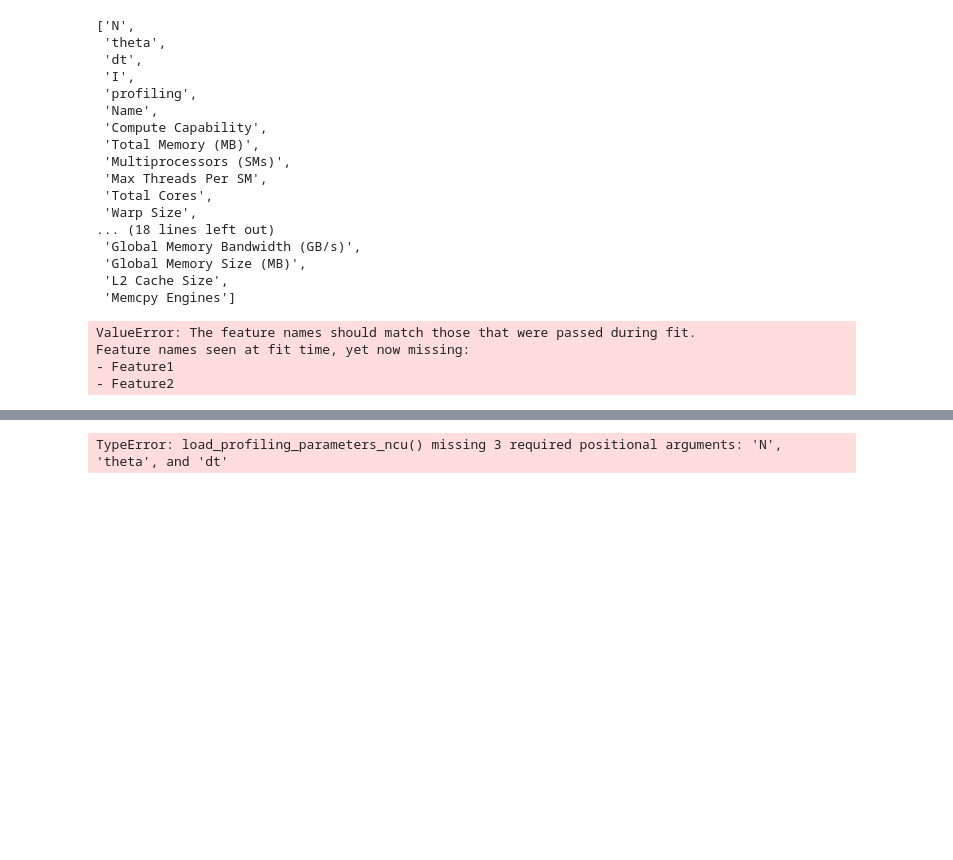
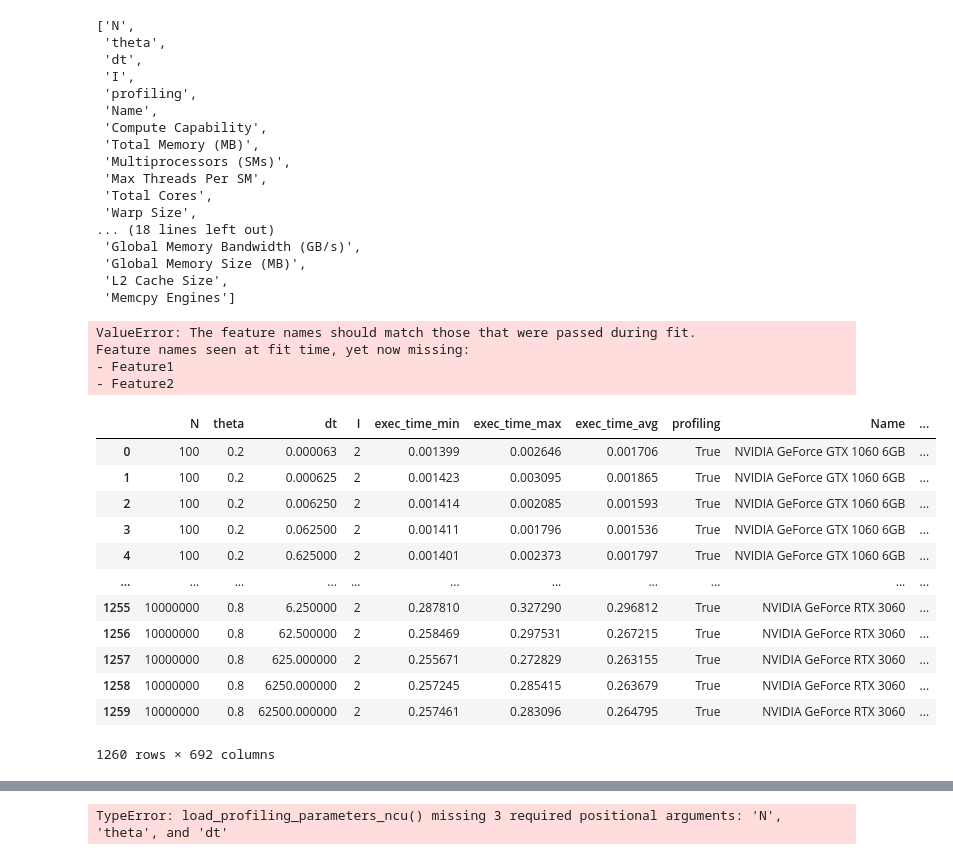
Before and after one commit to Mauricio-Bernuy/Bonsai-estimate, a Jupyter notebook: 3. Analysis.ipynb, the cells around one changed output, grey strips where cells are left out. Saved outputs shown, nothing was run; the diff lists cells and outputs as text; code cells hidden in the pictures; blank space fills up the shorter version.

```diff
--- a/3. Analysis.ipynb
+++ b/3. Analysis.ipynb
@@ -1035,3 +1047,19 @@ ValueError: The feature names should match those that were passed during fit.
 Feature names seen at fit time, yet now missing:
 - Feature1
 - Feature2
+# %%
+full
+# %% [output]
+|  | N | theta | dt | I | exec_time_min | exec_time_max | exec_time_avg | profiling | Name | ... |
+| 0 | 100 | 0.2 | 0.000063 | 2 | 0.001399 | 0.002646 | 0.001706 | True | NVIDIA GeForce GTX 1060 6GB | ... |
+| 1 | 100 | 0.2 | 0.000625 | 2 | 0.001423 | 0.003095 | 0.001865 | True | NVIDIA GeForce GTX 1060 6GB | ... |
+| 2 | 100 | 0.2 | 0.006250 | 2 | 0.001414 | 0.002085 | 0.001593 | True | NVIDIA GeForce GTX 1060 6GB | ... |
+| 3 | 100 | 0.2 | 0.062500 | 2 | 0.001411 | 0.001796 | 0.001536 | True | NVIDIA GeForce GTX 1060 6GB | ... |
+| 4 | 100 | 0.2 | 0.625000 | 2 | 0.001401 | 0.002373 | 0.001797 | True | NVIDIA GeForce GTX 1060 6GB | ... |
+| ... | ... | ... | ... | ... | ... | ... | ... | ... | ... | ... |
+| 1255 | 10000000 | 0.8 | 6.250000 | 2 | 0.287810 | 0.327290 | 0.296812 | True | NVIDIA GeForce RTX 3060 | ... |
+| 1256 | 10000000 | 0.8 | 62.500000 | 2 | 0.258469 | 0.297531 | 0.267215 | True | NVIDIA GeForce RTX 3060 | ... |
+| 1257 | 10000000 | 0.8 | 625.000000 | 2 | 0.255671 | 0.272829 | 0.263155 | True | NVIDIA GeForce RTX 3060 | ... |
+| 1258 | 10000000 | 0.8 | 6250.000000 | 2 | 0.257245 | 0.285415 | 0.263679 | True | NVIDIA GeForce RTX 3060 | ... |
+| 1259 | 10000000 | 0.8 | 62500.000000 | 2 | 0.257461 | 0.283096 | 0.264795 | True | NVIDIA GeForce RTX 3060 | ... |
+1260 rows × 692 columns
```
Also changed, not shown: parts of 25 cells of this notebook, 1 other file.
